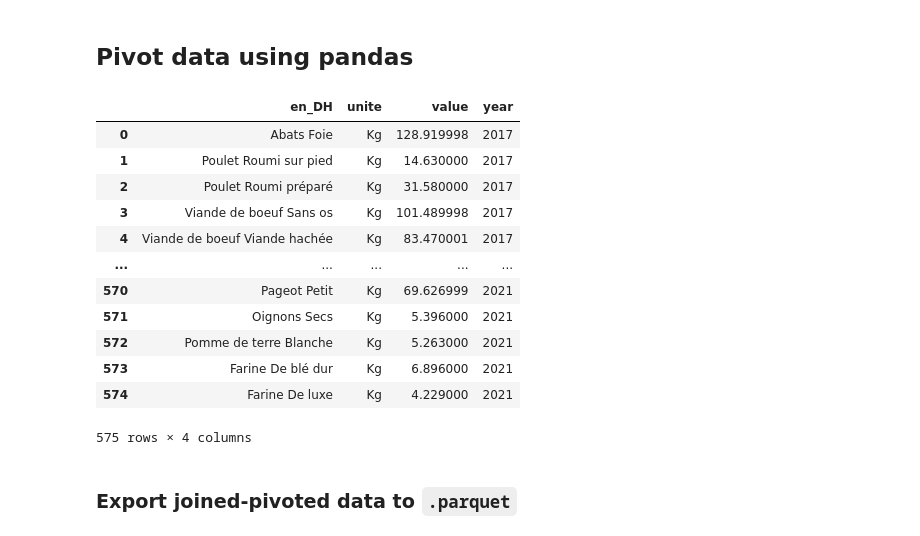
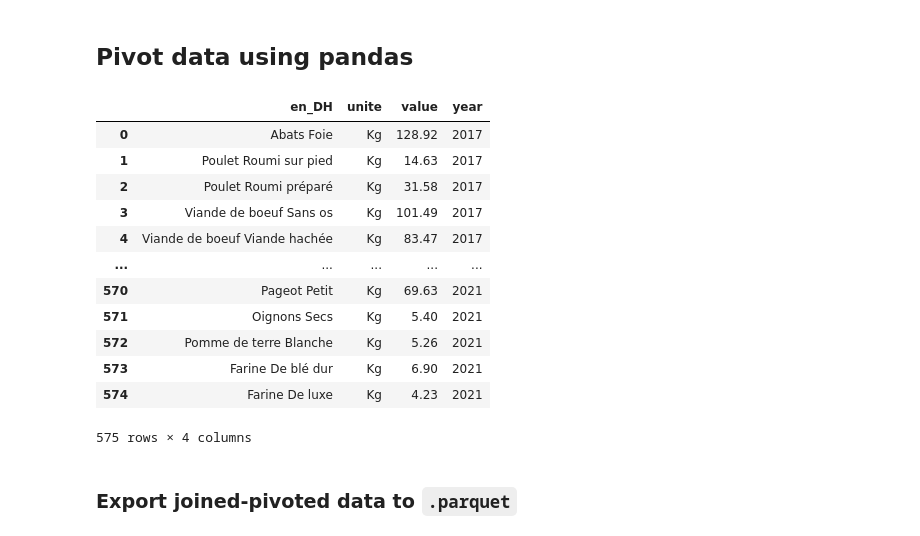
Before and after one commit to brocolidata/jupyter_notebooks, a Jupyter notebook: notebooks/statistiques_maroc/extract_load_prix_casablanca.ipynb, the cells around one changed output. Cells and saved outputs as stored; diff of their text form; code cells hidden in the pictures.

Commit message:
round 2 decimals + use | sep in .csv

```diff
--- a/notebooks/statistiques_maroc/extract_load_prix_casablanca.ipynb
+++ b/notebooks/statistiques_maroc/extract_load_prix_casablanca.ipynb
@@ -337,20 +335,20 @@ pivoted_df = pd.melt(joined_df,
 pivoted_df["year"] = pivoted_df["str_year"].str.extract(r"year_(?P<year>\d{4})", expand=False)
 pivoted_df = pivoted_df[pivoted_df.columns.difference(["str_year"])]
 # %%
-pivoted_df
+pivoted_df.round(2)
 # %% [output]
 |  | en_DH | unite | value | year |
-| 0 | Abats Foie | Kg | 128.919998 | 2017 |
-| 1 | Poulet Roumi sur pied | Kg | 14.630000 | 2017 |
-| 2 | Poulet Roumi préparé | Kg | 31.580000 | 2017 |
-| 3 | Viande de boeuf Sans os | Kg | 101.489998 | 2017 |
-| 4 | Viande de boeuf Viande hachée | Kg | 83.470001 | 2017 |
+| 0 | Abats Foie | Kg | 128.92 | 2017 |
+| 1 | Poulet Roumi sur pied | Kg | 14.63 | 2017 |
+| 2 | Poulet Roumi préparé | Kg | 31.58 | 2017 |
+| 3 | Viande de boeuf Sans os | Kg | 101.49 | 2017 |
+| 4 | Viande de boeuf Viande hachée | Kg | 83.47 | 2017 |
 | ... | ... | ... | ... | ... |
-| 570 | Pageot Petit | Kg | 69.626999 | 2021 |
-| 571 | Oignons Secs | Kg | 5.396000 | 2021 |
-| 572 | Pomme de terre Blanche | Kg | 5.263000 | 2021 |
-| 573 | Farine De blé dur | Kg | 6.896000 | 2021 |
-| 574 | Farine De luxe | Kg | 4.229000 | 2021 |
+| 570 | Pageot Petit | Kg | 69.63 | 2021 |
+| 571 | Oignons Secs | Kg | 5.40 | 2021 |
+| 572 | Pomme de terre Blanche | Kg | 5.26 | 2021 |
+| 573 | Farine De blé dur | Kg | 6.90 | 2021 |
+| 574 | Farine De luxe | Kg | 4.23 | 2021 |
 575 rows × 4 columns
 # %% [markdown]
 ### Export joined-pivoted data to `.parquet`
```
Also changed, not shown: parts of 6 cells of this notebook, 5 other files.
